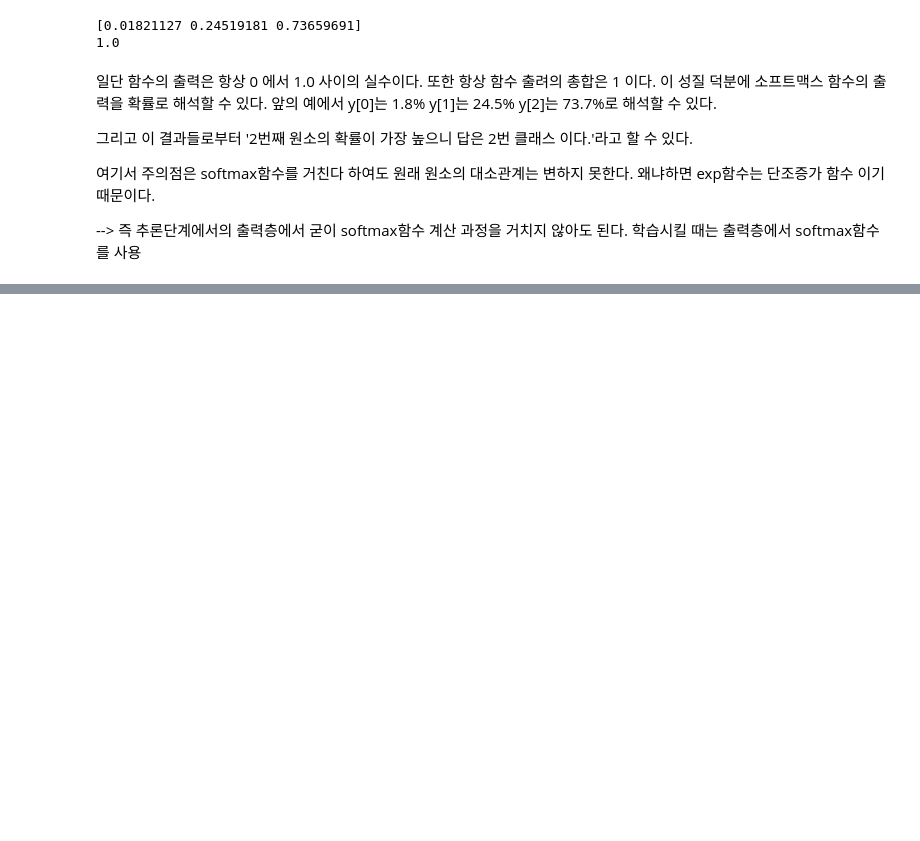
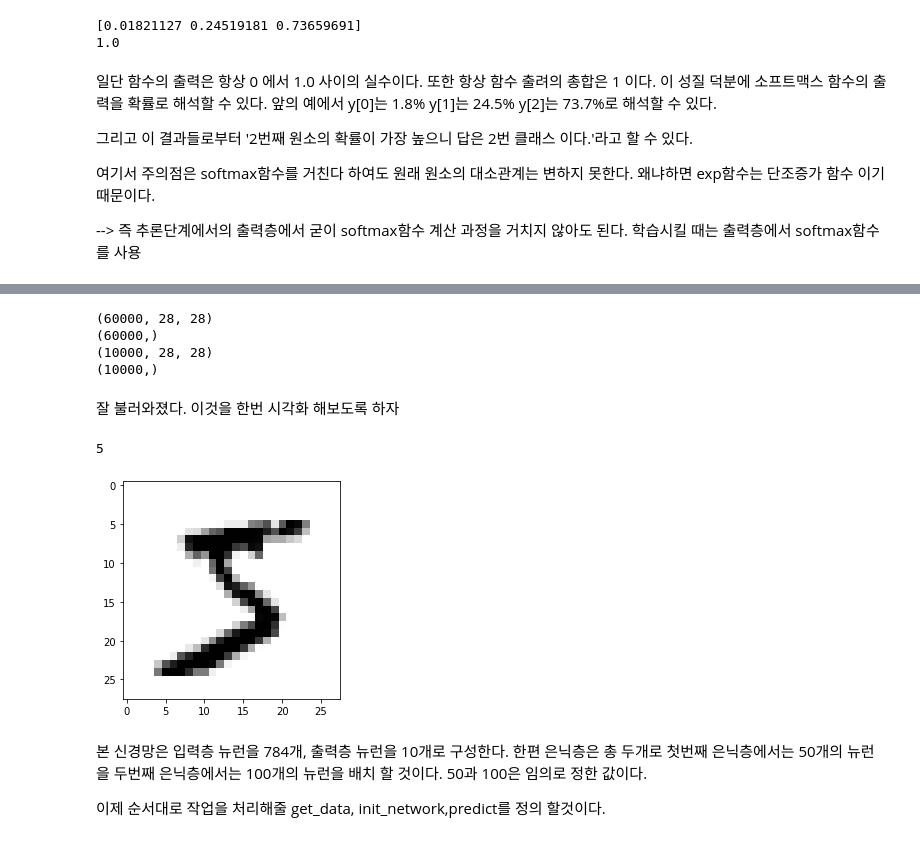
Before and after one commit to 2022-vacation-project-GLC/model, a Jupyter notebook: ch3_NeuralNetwork.ipynb, the cells around one changed output, grey strips where cells are left out. Saved outputs shown, nothing was run; the diff lists cells and outputs as text; code cells hidden in the pictures; blank space fills up the shorter version.

```diff
--- a/ch3_NeuralNetwork.ipynb
+++ b/ch3_NeuralNetwork.ipynb
@@ -404,0 +416,44 @@ print(np.sum(y))
+# %%
+from keras.datasets import mnist
+(x_train, t_train),(x_test,t_test) = mnist.load_data()
+
+print(x_train.shape)
+print(t_train.shape)
+print(x_test.shape)
+print(t_test.shape)
+# %% [output]
+(60000, 28, 28)
+(60000,)
+(10000, 28, 28)
+(10000,)
+# %% [markdown]
+잘 불러와졌다. 이것을 한번 시각화 해보도록 하자
+# %%
+from PIL import Image
+import matplotlib.pyplot as plt
+
+def img_show(img):
+    pil_img = Image.fromarray(np.uint8(img))
+    pil_img.show()
+
+def img_show1(img):
+    plt.imshow(img, cmap=plt.cm.binary)
+    plt.show()
+
+img = x_train[0]
+label = t_train[0]
+print(label)
+
+#img_show(img)
+img_show1(img)
+# %% [output]
+5
+[figure, added]
+# %% [markdown]
+본 신경망은 입력층 뉴런을 784개, 출력층 뉴런을 10개로 구성한다.
+한편 은닉층은 총 두개로
+첫번째 은닉층에서는 50개의 뉴런을
+두번째 은닉층에서는 100개의 뉴런을 배치 할 것이다.
+50과 100은 임의로 정한 값이다.
+
+이제 순서대로 작업을 처리해줄 get_data, init_network,predict를 정의 할것이다.
```
Also changed, not shown: parts of 7 cells of this notebook.
